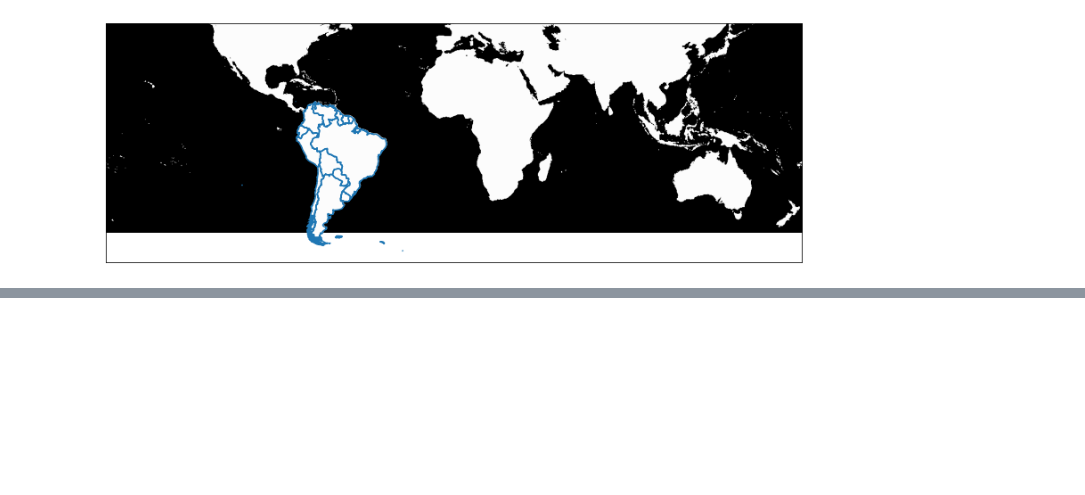
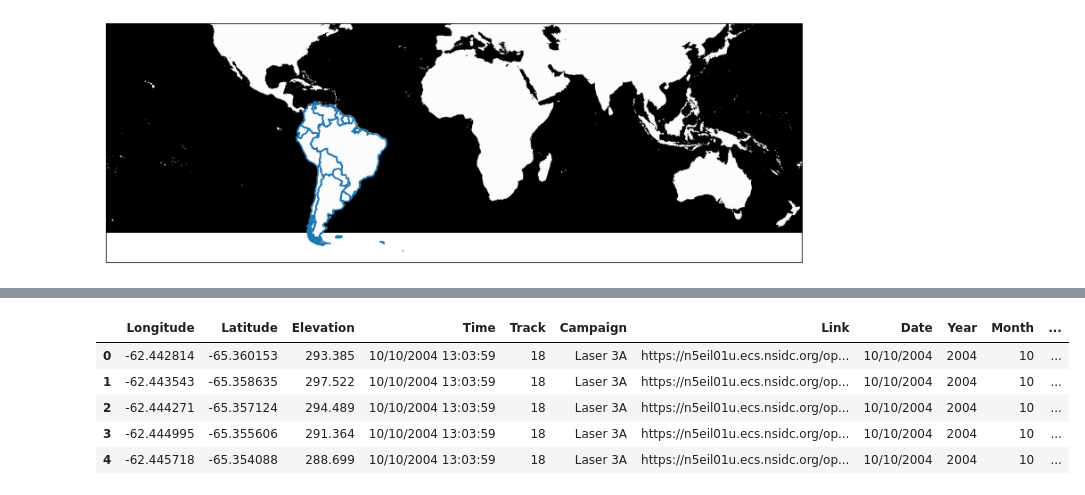
Before and after one commit to carcak/CodingBenchmark, a Jupyter notebook: Coding_Benchmark_2.ipynb, the cells around one changed output, grey strips where cells are left out. Drawn from its saved outputs; the diff is of its cells as text; code cells hidden in the pictures; blank space fills up the shorter version.

```diff
--- a/Coding_Benchmark_2.ipynb
+++ b/Coding_Benchmark_2.ipynb
@@ -448,0 +457,4 @@ plt.show()
+# %%
+import pandas as pd
+df_Ice = pd.read_csv('/content/drive/MyDrive/_G_Colab/07_Coding_Benchmark/Question_2_icesat_thinned.csv', sep=',')
+df_Ice.head()
@@ -448,0 +468,7 @@ plt.show()
+# %%
+#Save in the new year column only the year
+df_Ice['Year']=df_Ice["Date"].str[-4:]
+#Save in the new month column only the month
+df_Ice['Month']=df_Ice["Date"].str[0:2]
+# %%
+df_Ice["YearMonth"]=df_Ice['Year'].astype(str)+"/"+df_Ice['Month'].astype(str)
@@ -448,0 +487,9 @@ plt.show()
+# %%
+df_Ice.head()
+# %% [output]
+|  | Longitude | Latitude | Elevation | Time | Track | Campaign | Link | Date | Year | Month | ... |
+| 0 | -62.442814 | -65.360153 | 293.385 | 10/10/2004 13:03:59 | 18 | Laser 3A | https://n5eil01u.ecs.nsidc.org/op... | 10/10/2004 | 2004 | 10 | ... |
+| 1 | -62.443543 | -65.358635 | 297.522 | 10/10/2004 13:03:59 | 18 | Laser 3A | https://n5eil01u.ecs.nsidc.org/op... | 10/10/2004 | 2004 | 10 | ... |
+| 2 | -62.444271 | -65.357124 | 294.489 | 10/10/2004 13:03:59 | 18 | Laser 3A | https://n5eil01u.ecs.nsidc.org/op... | 10/10/2004 | 2004 | 10 | ... |
+| 3 | -62.444995 | -65.355606 | 291.364 | 10/10/2004 13:03:59 | 18 | Laser 3A | https://n5eil01u.ecs.nsidc.org/op... | 10/10/2004 | 2004 | 10 | ... |
+| 4 | -62.445718 | -65.354088 | 288.699 | 10/10/2004 13:03:59 | 18 | Laser 3A | https://n5eil01u.ecs.nsidc.org/op... | 10/10/2004 | 2004 | 10 | ... |
```
Also changed, not shown: parts of 5 cells of this notebook.
